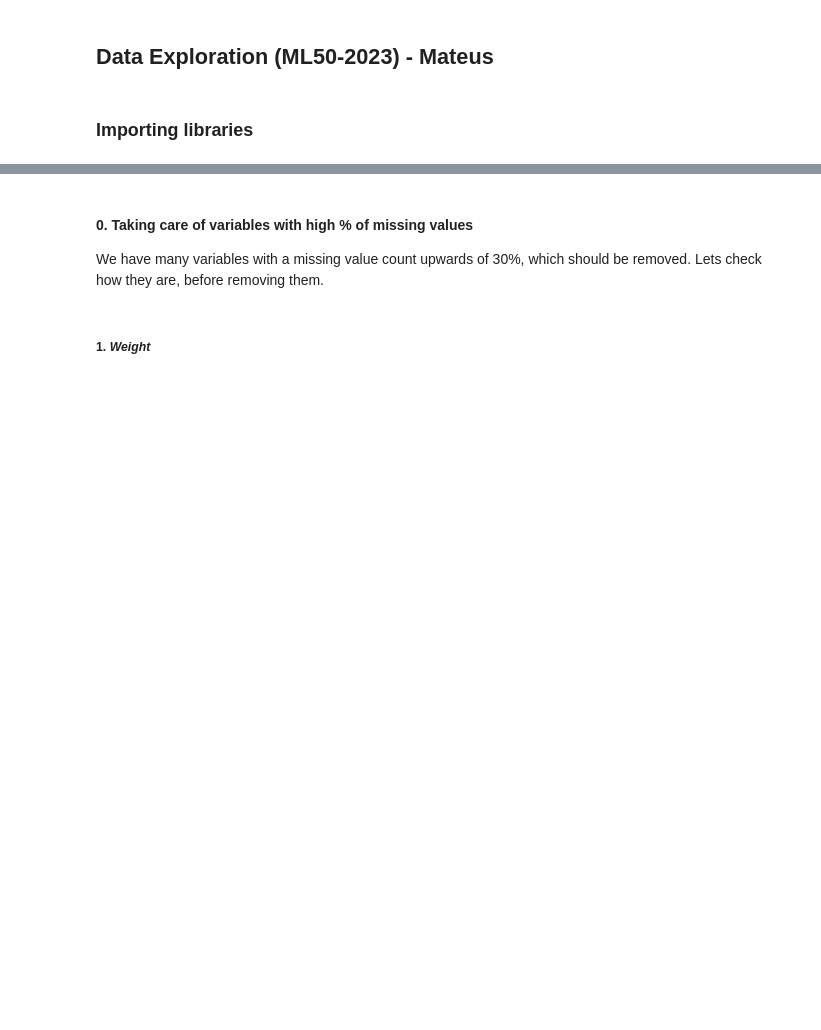
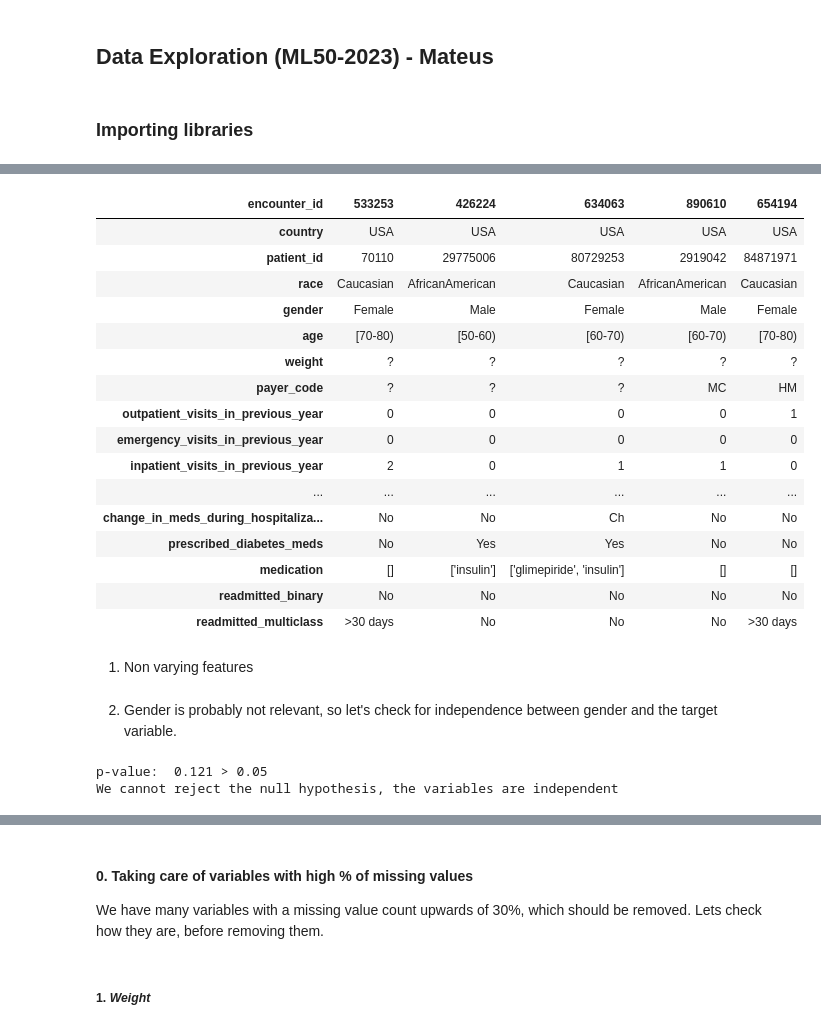
Before and after one commit to amarmate/ML50-2023, a Jupyter notebook: Data Handling/Mateus_exploration.ipynb, the cells around one changed output, grey strips where cells are left out. Saved outputs shown, nothing was run; the diff lists cells and outputs as text; code cells hidden in the pictures; blank space fills up the shorter version.

```diff
--- a/Data Handling/Mateus_exploration.ipynb
+++ b/Data Handling/Mateus_exploration.ipynb
@@ -27,0 +37,22 @@ train_ids = train.index
+# %%
+data.head(5).T
+# %% [output]
+| encounter_id | 533253 | 426224 | 634063 | 890610 | 654194 |
+| country | USA | USA | USA | USA | USA |
+| patient_id | 70110 | 29775006 | 80729253 | 2919042 | 84871971 |
+| race | Caucasian | AfricanAmerican | Caucasian | AfricanAmerican | Caucasian |
+| gender | Female | Male | Female | Male | Female |
+| age | [70-80) | [50-60) | [60-70) | [60-70) | [70-80) |
+| weight | ? | ? | ? | ? | ? |
+| payer_code | ? | ? | ? | MC | HM |
+| outpatient_visits_in_previous_year | 0 | 0 | 0 | 0 | 1 |
+| emergency_visits_in_previous_year | 0 | 0 | 0 | 0 | 0 |
+| inpatient_visits_in_previous_year | 2 | 0 | 1 | 1 | 0 |
+| ... | ... | ... | ... | ... | ... |
+| change_in_meds_during_hospitaliza... | No | No | Ch | No | No |
+| prescribed_diabetes_meds | No | Yes | Yes | No | No |
+| medication | [] | ['insulin'] | ['glimepiride', 'insulin'] | [] | [] |
+| readmitted_binary | No | No | No | No | No |
+| readmitted_multiclass | >30 days | No | No | No | >30 days |
+# %% [markdown]
+1. Non varying features
@@ -27,0 +62,18 @@ train_ids = train.index
+# %% [markdown]
+2. Gender is probably not relevant, so let's check for independence between gender and the target variable.
+# %%
+# Perform a chi-sq test for independence between the gender and the target variable
+pre_contingency = data.groupby('gender')['readmitted_binary'].value_counts()
+table = pre_contingency.unstack().drop('Unknown/Invalid', axis=0)
+
+chi2, p, dof, expected = chi2_contingency(table)
+
+# Print if we can reject the null hypothesis
+print('p-value: ', round(p,3), '> 0.05' if p > 0.05 else '< 0.05')
+if p < 0.05:
+    print('We reject the null hypothesis, the variables are dependent')
+else:
+    print('We cannot reject the null hypothesis, the variables are independent')
+# %% [output]
+p-value:  0.121 > 0.05
+We cannot reject the null hypothesis, the variables are independent
```
Also changed, not shown: parts of 42 cells of this notebook.
